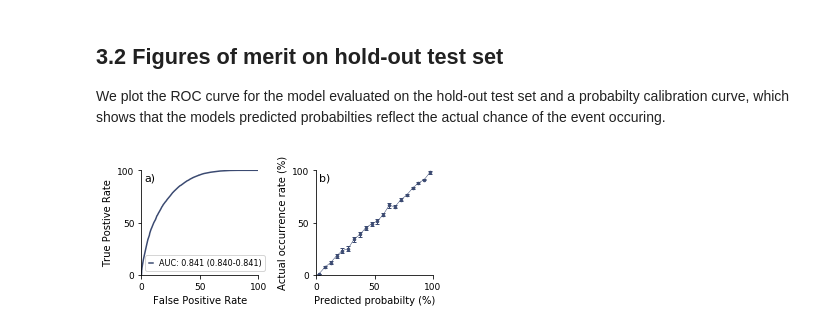
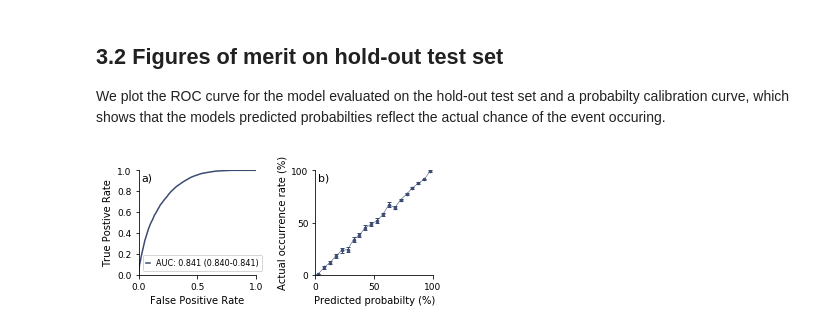
Before and after one commit to FChmiel/ivf_embryo_prediction, a Jupyter notebook: HFEA_prediction_model.ipynb, the cells around one changed output. Saved outputs shown, nothing was run; the diff lists cells and outputs as text; code cells hidden in the pictures.

```diff
--- a/HFEA_prediction_model.ipynb
+++ b/HFEA_prediction_model.ipynb
@@ -219,5 +232,3 @@ features = ['Patient Age at Treatment','Fresh Eggs Collected'] + infertility_col
-# %%
-X, _, y, _ = create_training_test(df, features=features, seed=123) # seed ensure same training set
 # %%
 nfolds = 5
 
@@ -298,7 +304,7 @@ Looking at a model including all three features.
 
 Infertility diagnosis appears to add a very small improvement, but not necessarily significant. We will include it since it is unlikely to be deterimental to the final model evaluation.
 # %%
-features = ['Patient Age at Treatment', 'Fresh Eggs Collected'] + infertility_columns[:4]
+features = ['Patient Age at Treatment', 'Fresh Eggs Collected'] + infertility_columns[:5]
 # %%
 nfolds = 5
 X, _, y, _ = create_training_test(df, features=features, seed=123) # seed ensure same training set
@@ -326,7 +332,7 @@ Validation AUROC: 0.844 +/- 0.003
 
 With only three features, an XGBoost model is overkill, but we can control complexity with n_estimators and max_depth parameters.
 # %%
-features = ['Patient Age at Treatment','Fresh Eggs Collected'] + infertility_columns[:4]
+features = ['Patient Age at Treatment','Fresh Eggs Collected'] + infertility_columns[:5]
 # %%
 param_grid =  {'max_depth':[2,3,4],'subsample':[1,0.9, 0.8], 'gamma':[1,5,10,25], 'learning_rate':[0.05,0.025,0.1], 'n_estimators':[75,100, 125]}
 # %%
@@ -376,7 +382,7 @@ AUROC: 0.841 CI: 0.840-0.841
 
 We plot the ROC curve for the model evaluated on the hold-out test set and a probabilty calibration curve, which shows that the models predicted probabilties reflect the actual chance of the event occuring.
 # %%
-features = ['Patient Age at Treatment','Fresh Eggs Collected'] + infertility_columns[:4]
+features = ['Patient Age at Treatment','Fresh Eggs Collected'] + infertility_columns[:5]
 # %%
 X, Xt, y, yt = create_training_test(df, features=features, seed=123)
 
@@ -410,39 +416,39 @@ fig, axs = plt.subplots(ncols=2)
 
 
 # plot ROC curve
-axs[0].plot(fpr*100, tpr*100, color=colors[-2], label=f'AUC: {np.mean(scores):.3f} ({ci[0]:.3f}-{ci[1]:.3f})')
+axs[0].plot(fpr, tpr, color=colors[-2], label=f'AUC: {np.mean(scores):.3f} ({ci[0]:.3f}-{ci[1]:.3f})')
 axs[0].legend(fontsize=8, handlelength=0.5)
 axs[0].set_ylabel('True Postive Rate')
 axs[0].set_xlabel('False Positive Rate')
 
 # plot calibration figure
 axs[1].errorbar(x=[interval.mid for interval in grouping.index],
                 y=grouping['mean'],
                 yerr=grouping['mean_error'],
                 color=colors[-2],
                 lw=0.5,
                 elinewidth=1,
                 capsize=2,
                 marker='.',
                 markersize=5)
 axs[1].set_xlabel('Predicted probabilty (%)')
 axs[1].set_ylabel('Actual occurrence rate (%)')
 
 # tidy up the plots
 for ax, lim in zip(axs, [(0,1),(0,100)]):
     plt.setp(ax.get_yticklabels(), fontsize=9)
     plt.setp(ax.get_xticklabels(), fontsize=9)
     utils.remove_axes(ax)
     ax.set_xlim(*lim)
     ax.set_ylim(*lim)
-    ax.set_xticks([0,50,100])
-    ax.set_yticks([0,50,100])
+axs[1].set_xticks([0,50,100])
+axs[1].set_yticks([0,50,100])
 
-axs[0].text(2.5, 90, 'a)', fontsize=11)
+axs[0].text(0.025, 0.9, 'a)', fontsize=11)
 axs[1].text(2.5, 90, 'b)', fontsize=11)
 
 fig.set_size_inches(5, 2.25)
 plt.tight_layout()
 plt.savefig('images/HFEA_model_evaluation.png', dpi=300, bbox_inches='tight')
 # %% [output]
-[figure, old version]
+[figure, new version]
```
Also changed, not shown: parts of 9 cells of this notebook, 15 other files.
